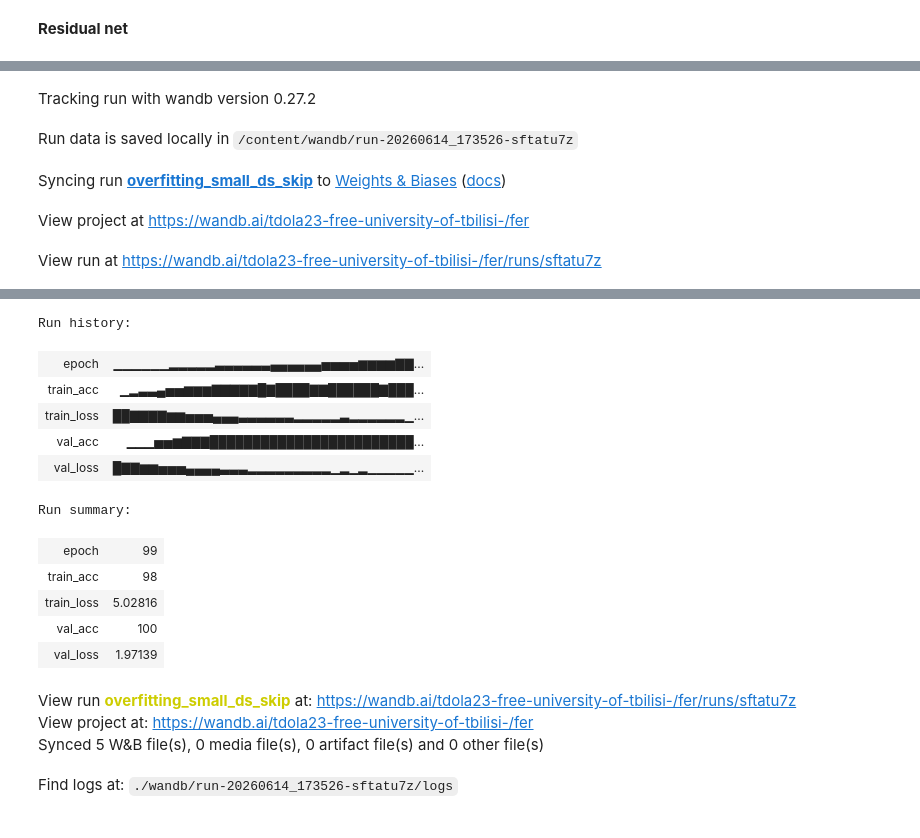
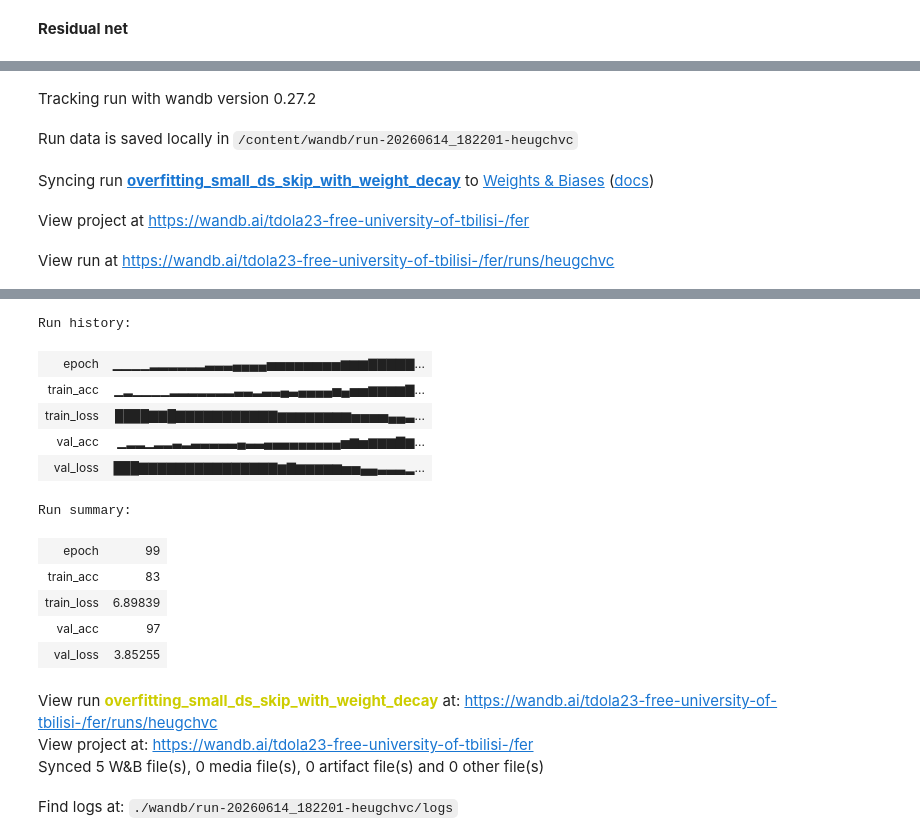
Before and after one commit to icosahedron31/Facial-Expression-Recognition, a Jupyter notebook: CNNMLP.ipynb, the cells around one changed output, grey strips where cells are left out. Drawn from its saved outputs; the diff is of its cells as text; code cells hidden in the pictures.

Commit message:
weight_decay added

```diff
--- a/CNNMLP.ipynb
+++ b/CNNMLP.ipynb
@@ -331,14 +331,18 @@ class BigNetWithSkips(nn.Module):
 **Train Loop**
 # %%
 import copy
-def train_loop(train_ds, val_ds, model_name, learning_rate, batch_size, model, EPOCHS=30) :
+def train_loop(train_ds, val_ds, model_name, learning_rate, batch_size, model, EPOCHS=30,
+               weight_decay=None) :
 
   train_dataloader = DataLoader(train_ds, batch_size, shuffle=True)
   val_dataloader = DataLoader(val_ds, batch_size, shuffle=True)
   criterion = nn.CrossEntropyLoss()
   best_model = model
   best_acc_val = 0
-  optimizer = Adam(model.parameters(), lr = learning_rate)
+  if weight_decay :
+    optimizer = Adam(model.parameters(), lr = learning_rate, weight_decay = weight_decay)
+  else :
+    optimizer = Adam(model.parameters(), lr = learning_rate)
   for epoch in range(EPOCHS):
     total_acc_train = 0
     total_loss_train = 0
@@ -564,15 +568,15 @@ model = BigNetWithSkips().to(device)
 wandb.init(
     project="fer",
     group="cnnmlp",
-    name="overfitting_small_ds_skip"
+    name="overfitting_small_ds_skip_with_weight_decay"
 )
-model = train_loop(small_ds, small_ds, "cnnmlp", 0.0001, 8, model, 100)
+model = train_loop(small_ds, small_ds, "cnnmlp", 0.0003, 8, model, 100, weight_decay=1e-4)
 torch.save(model, "overfitter.pt")
 wandb.finish()
 # %% [output]
 [interactive output not drawn]
 Tracking run with wandb version 0.27.2
-Run data is saved locally in /content/wandb/run-20260614_173526-sftatu7z
+Run data is saved locally in /content/wandb/run-20260614_182201-heugchvc
-Syncing run overfitting_small_ds_skip to Weights & Biases (docs)
+Syncing run overfitting_small_ds_skip_with_weight_decay to Weights & Biases (docs)
 View project at https://wandb.ai/tdola23-free-university-of-tbilisi-/fer
-View run at https://wandb.ai/tdola23-free-university-of-tbilisi-/fer/runs/sftatu7z
+View run at https://wandb.ai/tdola23-free-university-of-tbilisi-/fer/runs/heugchvc
@@ -596,20 +600,20 @@ Epoch 100/100, Train Loss: 0.0503 Train Accuracy 98.0
 [interactive output not drawn]
 Run history:
-| epoch | ▁▁▁▁▁▁▂▂▂▂▂▃▃▃▃▃▃▄▄▄▄▄▄▅▅▅▅▆▆▆▆▇▇... |
-| train_acc | ▁▂▃▃▄▅▅▆▆▆▇▇▇▇▇█▇████▇▇██████▇███... |
-| train_loss | ██▇▇▇▇▆▆▅▅▅▄▄▄▃▃▃▃▃▃▂▂▂▂▂▃▂▂▂▂▂▂▁... |
-| val_acc | ▁▁▁▅▅▆▇▇▇████████████████████████... |
-| val_loss | █▇▇▆▆▅▅▅▄▄▄▄▃▃▃▂▂▂▂▂▂▂▂▂▁▂▁▂▁▁▁▁▁... |
+| epoch | ▁▁▁▁▂▂▂▂▂▂▃▃▃▄▄▄▄▅▅▅▅▅▅▅▅▆▆▆▇▇▇▇▇... |
+| train_acc | ▁▂▁▁▁▁▂▂▂▂▂▂▂▃▃▂▃▃▄▃▄▄▄▄▅▄▅▅▆▆▆▆▇... |
+| train_loss | ████▇▇█▇▇▇▇▇▇▇▇▇▇▇▆▆▆▆▆▆▆▆▅▅▅▅▄▄▃... |
+| val_acc | ▁▂▂▁▂▂▃▂▃▃▃▃▃▄▃▃▄▄▄▄▄▄▄▄▄▅▆▅▆▆▆▇▆... |
+| val_loss | ███▇▇▇▇▇▇▇▇▇▇▇▇▇▇▇▆▇▆▆▆▆▆▅▅▄▄▃▃▃▂... |
 Run summary:
 | epoch | 99 |
-| train_acc | 98 |
-| train_loss | 5.02816 |
-| val_acc | 100 |
-| val_loss | 1.97139 |
+| train_acc | 83 |
+| train_loss | 6.89839 |
+| val_acc | 97 |
+| val_loss | 3.85255 |
-View run overfitting_small_ds_skip at: https://wandb.ai/tdola23-free-university-of-tbilisi-/fer/runs/sftatu7z
+View run overfitting_small_ds_skip_with_weight_decay at: https://wandb.ai/tdola23-free-university-of-tbilisi-/fer/runs/heugchvc
 View project at: https://wandb.ai/tdola23-free-university-of-tbilisi-/fer
 Synced 5 W&B file(s), 0 media file(s), 0 artifact file(s) and 0 other file(s)
-Find logs at: ./wandb/run-20260614_173526-sftatu7z/logs
+Find logs at: ./wandb/run-20260614_182201-heugchvc/logs
 # %%
 from torch.utils.data import Subset
 
```
Also changed, not shown: parts of 2 cells of this notebook.
